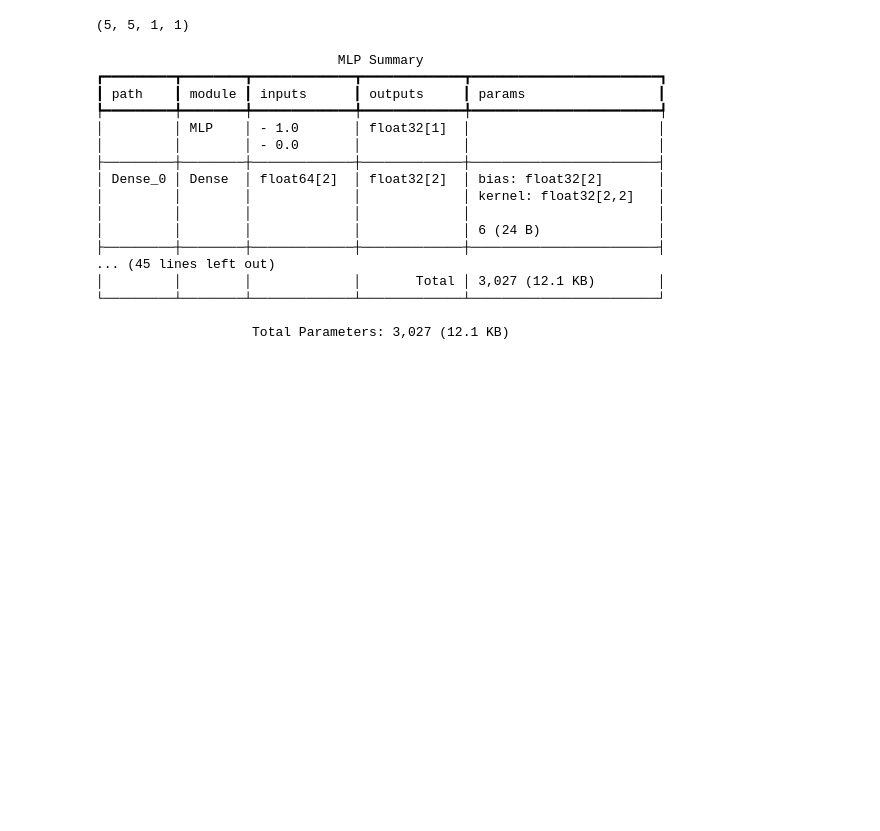
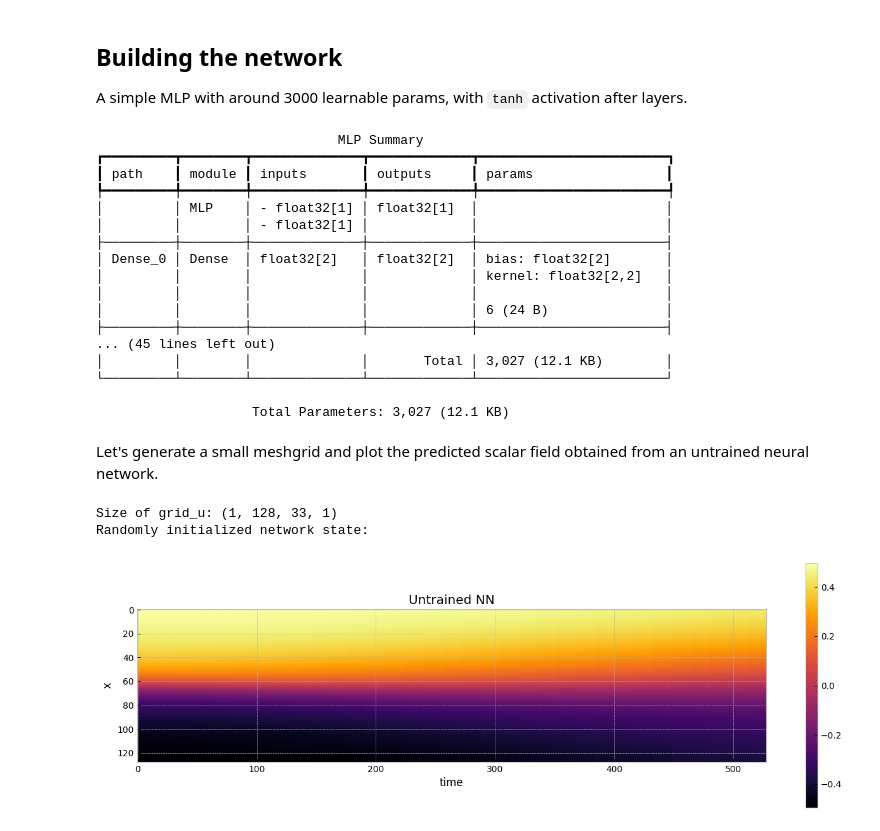
Before and after one commit to ddrous/visual-fluids, a Jupyter notebook: PhysicsBasedDL/burgers_with_pinn.ipynb, the cells around one changed output. Cells and saved outputs as stored; diff of their text form; code cells hidden in the pictures; blank space fills up the shorter version.

Commit message:
Finished pinn for burgers

```diff
--- a/PhysicsBasedDL/burgers_with_pinn.ipynb
+++ b/PhysicsBasedDL/burgers_with_pinn.ipynb
@@ -15,30 +22,19 @@ key = jax.random.PRNGKey(1)
-# %%
-def network(x, t):
-    """ Dense neural network with 8 hidden layers and 3021 parameters in total.
-    """
-    y = jnp.stack([x, t], axis=-1)
-    return dense_net(in_channels=2, out_channels=1, layers=[2]+[20]*8+[1], activation='ReLU', batch_norm=False)(y)
-
-## Small test
-x = jnp.zeros((5,5, 1))
-t = jnp.ones((5,5, 1))
-network(x, t).shape
-# %% [output]
-(5, 5, 1, 1)
+# %% [markdown]
+## Building the network
+A simple MLP with around 3000 learnable params, with `tanh` activation after layers.
 # %%
 class MLP(nn.Module):
     @nn.compact
     def __call__(self, x, t):
-        inputs = jnp.stack([x, t], axis=-1)
+        inputs = jnp.concatenate([x, t], axis=-1)
         y = nn.Dense(2)(inputs)
-        for i in range(0, 8):
+        for _ in range(0, 8):
             y = nn.Dense(20)(y)
-            y = nn.relu(y)
+            y = nn.tanh(y)          ## Don't use ReLU !!!!
         return nn.Dense(1)(y)
 
 def init_flax_params(net:nn.Module):
-    # init_data = jnp.ones((1,)+net.input_shape)
-    init_data = 1., 0.
+    init_data = jnp.ones((1,)), jnp.ones((1,))
     params = net.init(key, *init_data)
     print(net.tabulate(key, *init_data, depth=8, console_kwargs={"force_jupyter":False}))
     return params
@@ -47,22 +43,47 @@ pinn = MLP()
 params = init_flax_params(pinn)
 # %% [output]
                                MLP Summary
-┏━━━━━━━━━┳━━━━━━━━┳━━━━━━━━━━━━━┳━━━━━━━━━━━━━┳━━━━━━━━━━━━━━━━━━━━━━━━┓
-┃ path    ┃ module ┃ inputs      ┃ outputs     ┃ params                 ┃
-┡━━━━━━━━━╇━━━━━━━━╇━━━━━━━━━━━━━╇━━━━━━━━━━━━━╇━━━━━━━━━━━━━━━━━━━━━━━━┩
-│         │ MLP    │ - 1.0       │ float32[1]  │                        │
-│         │        │ - 0.0       │             │                        │
-├─────────┼────────┼─────────────┼─────────────┼────────────────────────┤
-│ Dense_0 │ Dense  │ float64[2]  │ float32[2]  │ bias: float32[2]       │
-│         │        │             │             │ kernel: float32[2,2]   │
-│         │        │             │             │                        │
-│         │        │             │             │ 6 (24 B)               │
-├─────────┼────────┼─────────────┼─────────────┼────────────────────────┤
+┏━━━━━━━━━┳━━━━━━━━┳━━━━━━━━━━━━━━┳━━━━━━━━━━━━━┳━━━━━━━━━━━━━━━━━━━━━━━━┓
+┃ path    ┃ module ┃ inputs       ┃ outputs     ┃ params                 ┃
+┡━━━━━━━━━╇━━━━━━━━╇━━━━━━━━━━━━━━╇━━━━━━━━━━━━━╇━━━━━━━━━━━━━━━━━━━━━━━━┩
+│         │ MLP    │ - float32[1] │ float32[1]  │                        │
+│         │        │ - float32[1] │             │                        │
+├─────────┼────────┼──────────────┼─────────────┼────────────────────────┤
+│ Dense_0 │ Dense  │ float32[2]   │ float32[2]  │ bias: float32[2]       │
+│         │        │              │             │ kernel: float32[2,2]   │
+│         │        │              │             │                        │
+│         │        │              │             │ 6 (24 B)               │
+├─────────┼────────┼──────────────┼─────────────┼────────────────────────┤
 ... (45 lines left out)
-│         │        │             │       Total │ 3,027 (12.1 KB)        │
-└─────────┴────────┴─────────────┴─────────────┴────────────────────────┘
+│         │        │              │       Total │ 3,027 (12.1 KB)        │
+└─────────┴────────┴──────────────┴─────────────┴────────────────────────┘
 
                     Total Parameters: 3,027 (12.1 KB)
+# %% [markdown]
+Let's generate a small meshgrid and plot the predicted scalar field obtained from an untrained neural network.
+# %%
+N=128
+grids_xt = np.meshgrid(np.linspace(-1, 1, N), np.linspace(0, 1, 33), indexing='ij')
+grid_x, grid_t = [jnp.array(arr, dtype=jnp.float32)[:, :, jnp.newaxis] for arr in grids_xt]
+
+# create 4D tensor with batch dimension in addition to space, time, and channel
+grid_u = jnp.tile(pinn.apply(params, grid_x, grid_t), (1,1,1,1))
+
+print("Size of grid_u: "+format(grid_u.shape))
+
+def show_state(a, title):
+    for i in range(4): a = np.concatenate( [a,a] , axis=3)
+    a = np.reshape( a, [a.shape[1],a.shape[2]*a.shape[3]] )
+    fig, axes = plt.subplots(1, 1, figsize=(16, 5))
+    im = axes.imshow(a, origin='upper', cmap='inferno')
+    plt.colorbar(im) ; plt.xlabel('time'); plt.ylabel('x'); plt.title(title)
+
+print("Randomly initialized network state:")
+show_state(grid_u,"Untrained NN")
+# %% [output]
+Size of grid_u: (1, 128, 33, 1)
+Randomly initialized network state:
+[figure, added]
 # %%
 def boundary_tx(N):     ## Basically optimal control: Strictly speaking, this is not needed !
     x = np.linspace(-1,1,128)
```
Also changed, not shown: parts of 14 cells of this notebook, 1 other file.
